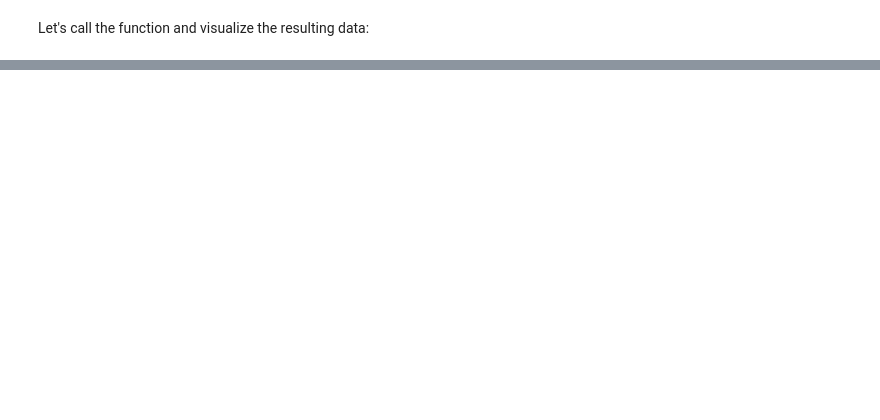
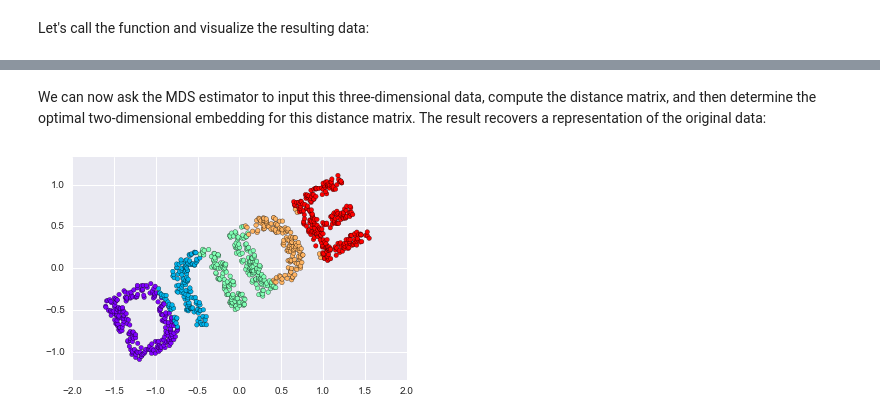
Before and after one commit to jorellano/Machine_learning-pt1, a Jupyter notebook: Manifold Learning.ipynb, the cells around one changed output, grey strips where cells are left out. Saved outputs shown, nothing was run; the diff lists cells and outputs as text; code cells hidden in the pictures; blank space fills up the shorter version.

```diff
--- a/Manifold Learning.ipynb
+++ b/Manifold Learning.ipynb
@@ -76,0 +133,9 @@ plt.axis('equal');
+# %% [markdown]
+We can now ask the MDS estimator to input this three-dimensional data, compute the distance matrix, and then determine the optimal two-dimensional embedding for this distance matrix. The result recovers a representation of the original data:
+# %%
+model = MDS(n_components=2, random_state=1)
+out3 = model.fit_transform(X3)
+plt.scatter(out3[:, 0], out3[:, 1], **colorize)
+plt.axis('equal');
+# %% [output]
+[figure, added]
```
Also changed, not shown: parts of 17 cells of this notebook, 1 other file.
